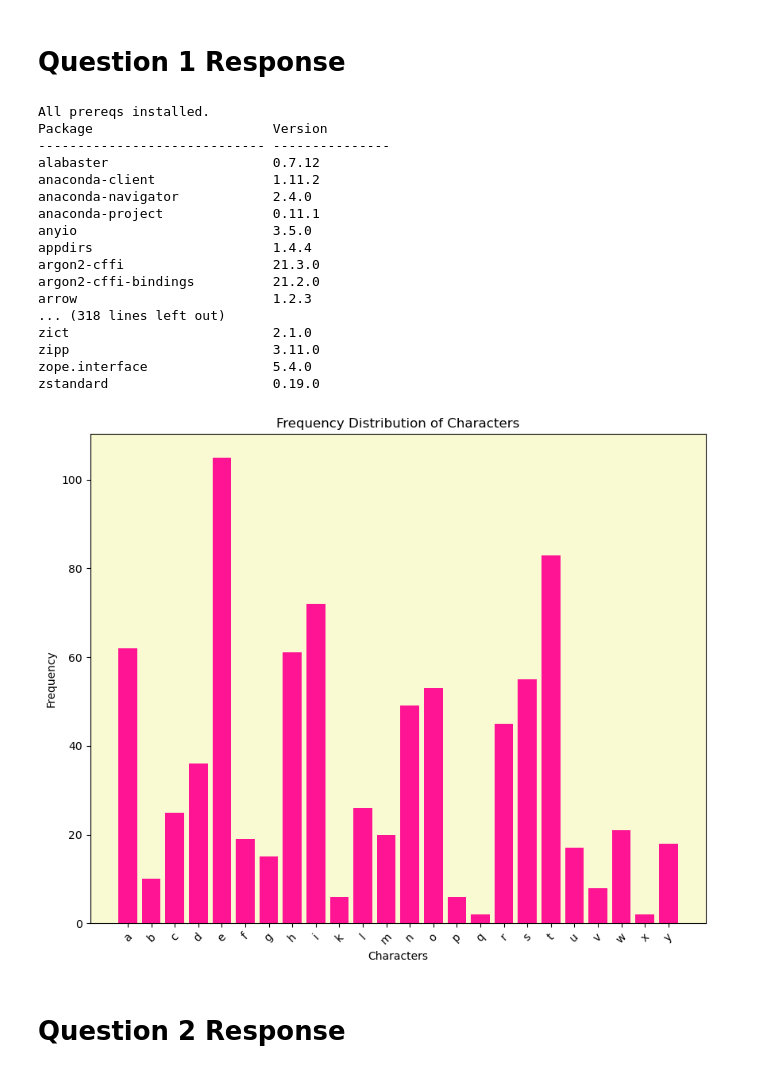
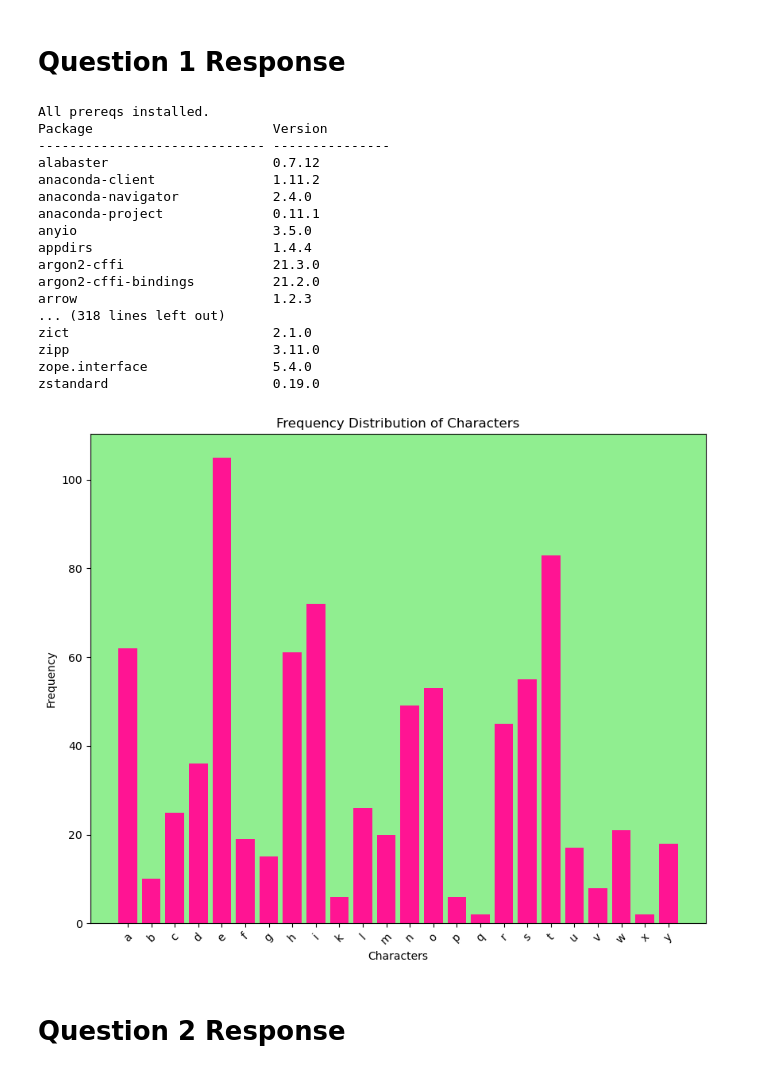
Before and after one commit to hanenia/pyplot, a Jupyter notebook: pyplot.ipynb, the cells around one changed output. Cells and saved outputs as stored; diff of their text form; code cells hidden in the pictures.

```diff
--- a/pyplot.ipynb
+++ b/pyplot.ipynb
@@ -56,35 +56,35 @@ plt.bar(letters, frequencies, color='deeppink')
 plt.title('Frequency Distribution of Characters')
 
 # Labeling axes
 plt.xlabel('Characters')
 plt.ylabel('Frequency')
 
 # Labeling xtick
 plt.xticks(rotation=45)
 
 # Adding background color
-plt.gca().set_facecolor('lightgoldenrodyellow')
+plt.gca().set_facecolor('lightgreen')
 
 plt.show()
 # %% [output]
 All prereqs installed.
 Package                       Version
 ----------------------------- ---------------
 alabaster                     0.7.12
 anaconda-client               1.11.2
 anaconda-navigator            2.4.0
 anaconda-project              0.11.1
 anyio                         3.5.0
 appdirs                       1.4.4
 argon2-cffi                   21.3.0
 argon2-cffi-bindings          21.2.0
 arrow                         1.2.3
 ... (318 lines left out)
 zict                          2.1.0
 zipp                          3.11.0
 zope.interface                5.4.0
 zstandard                     0.19.0
-[figure, old version]
+[figure, new version]
 # %% [markdown]
 # Question 2 Response
 # %% [markdown]
```
Also changed, not shown: parts of 3 cells of this notebook, 1 other file.
